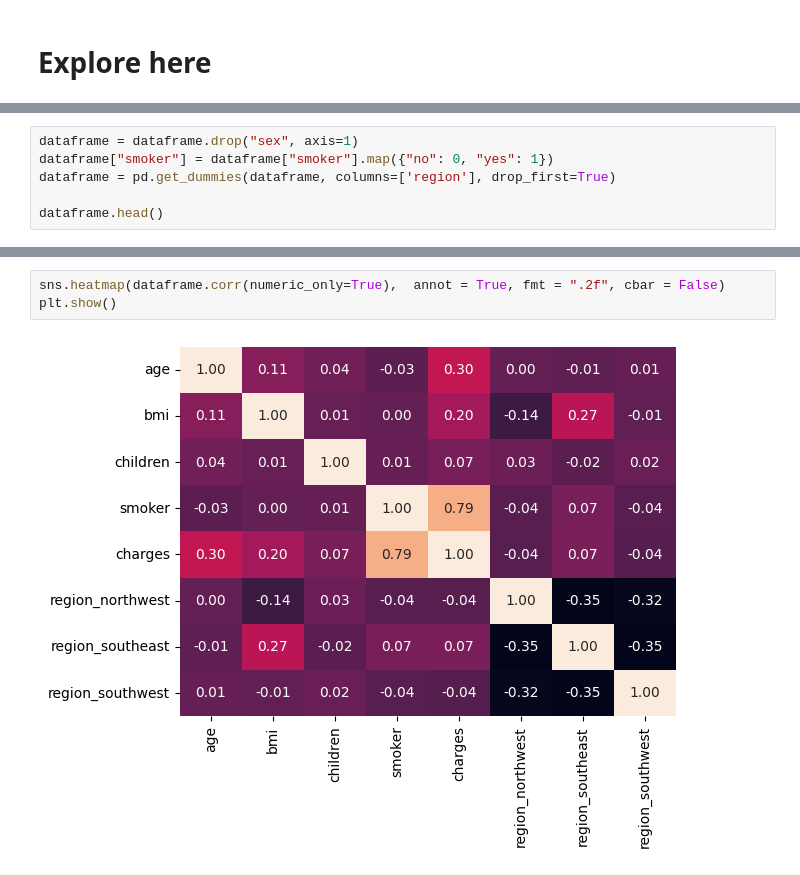
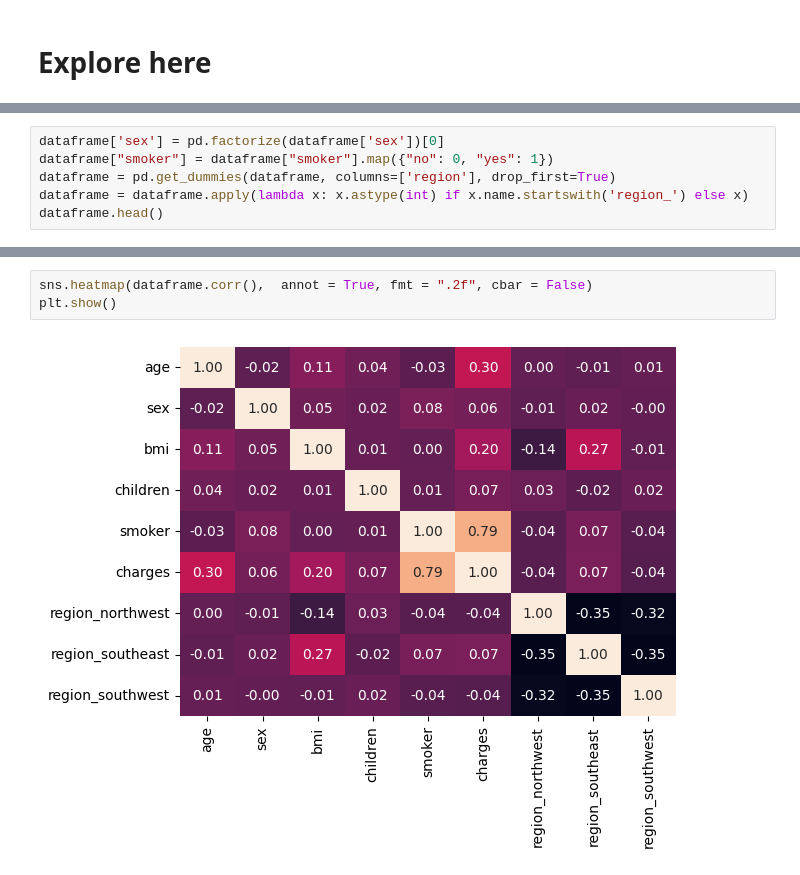
Before and after one commit to Nonpoint93/medical-insurance, a Jupyter notebook: src/explore.ipynb, the cells around one changed output, grey strips where cells are left out. Drawn from its saved outputs; the diff is of its cells as text.

```diff
--- a/src/explore.ipynb
+++ b/src/explore.ipynb
@@ -42,9 +71,9 @@ dataframe.describe()
 | 75% | 51.000000 | 34.700000 | 2.000000 | 16657.717450 |
 | max | 64.000000 | 53.130000 | 5.000000 | 63770.428010 |
 # %%
-dataframe = dataframe.drop("sex", axis=1)
+dataframe['sex'] = pd.factorize(dataframe['sex'])[0]
 dataframe["smoker"] = dataframe["smoker"].map({"no": 0, "yes": 1})
 dataframe = pd.get_dummies(dataframe, columns=['region'], drop_first=True)
-
+dataframe = dataframe.apply(lambda x: x.astype(int) if x.name.startswith('region_') else x)
 dataframe.head()
 # %% [output]
@@ -57,8 +103,8 @@ dataframe.head()
 # %%
-sns.heatmap(dataframe.corr(numeric_only=True),  annot = True, fmt = ".2f", cbar = False)
+sns.heatmap(dataframe.corr(),  annot = True, fmt = ".2f", cbar = False)
 plt.show()
 # %% [output]
-[figure, old version]
+[figure, new version]
 # %%
 X = dataframe.drop("charges", axis=1)
 y = dataframe["charges"]
```
Also changed, not shown: parts of 10 cells of this notebook.
